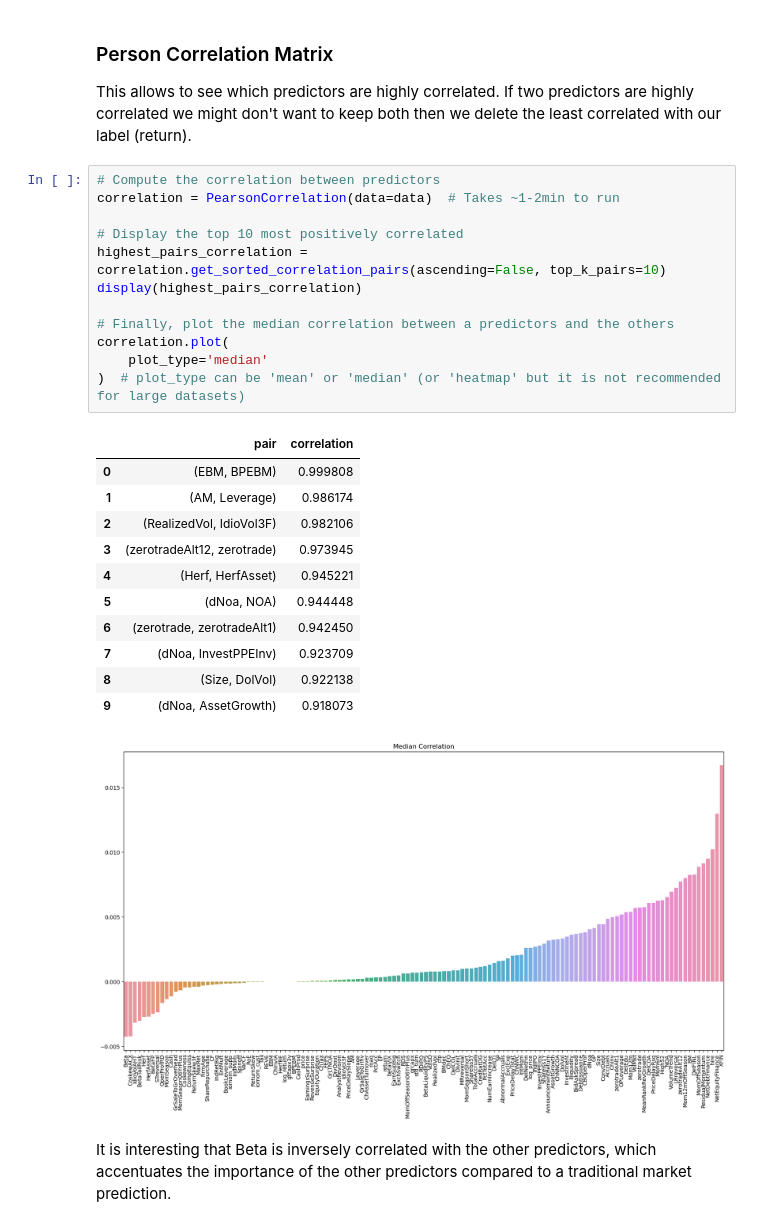
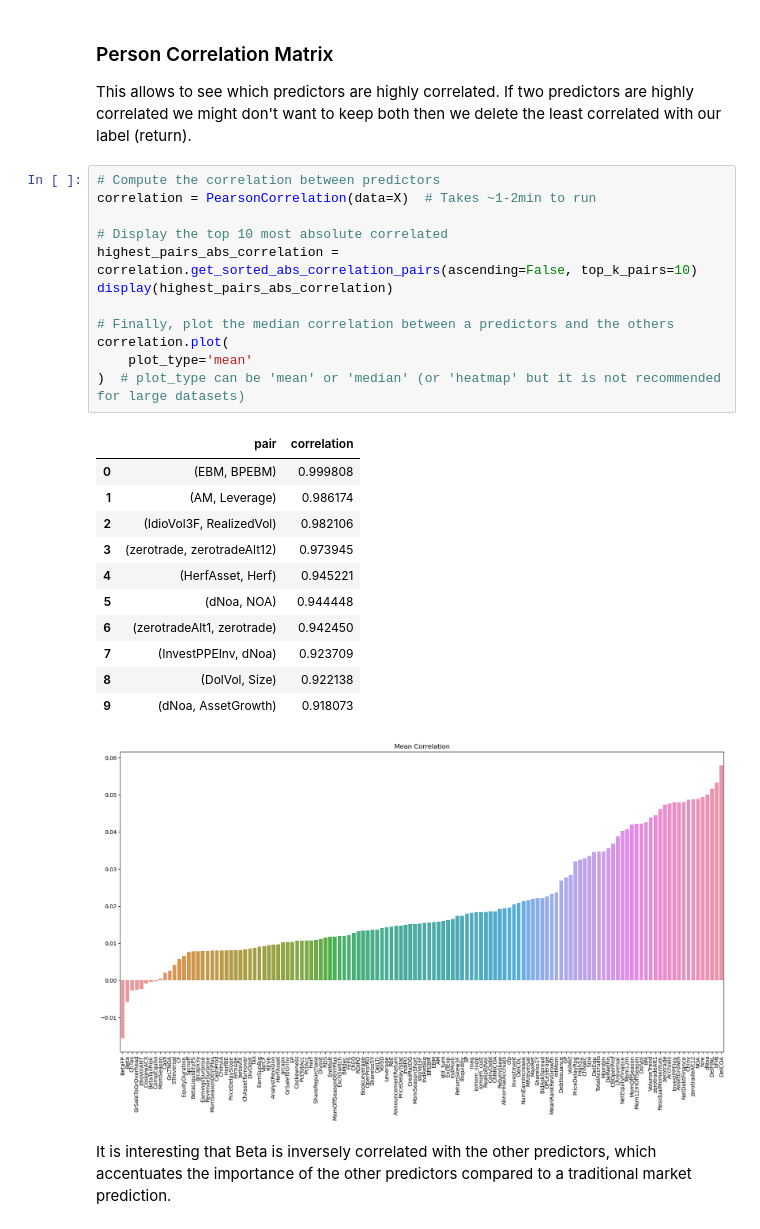
Before and after one commit to paulo-03/final_project_MLFin, a Jupyter notebook: main.ipynb, the cells around one changed output. Drawn from its saved outputs; the diff is of its cells as text.

Commit message:
Absolute and mean correlation

```diff
--- a/main.ipynb
+++ b/main.ipynb
@@ -88,29 +88,29 @@ Describe which method we will train and test.
 This allows to see which predictors are highly correlated. If two predictors are highly correlated we might don't want to keep both then we delete the least correlated with our label (return).
 # %%
 # Compute the correlation between predictors
-correlation = PearsonCorrelation(data=data)  # Takes ~1-2min to run
+correlation = PearsonCorrelation(data=X)  # Takes ~1-2min to run
 
-# Display the top 10 most positively correlated
-highest_pairs_correlation = correlation.get_sorted_correlation_pairs(ascending=False, top_k_pairs=10)
-display(highest_pairs_correlation)
+# Display the top 10 most absolute correlated
+highest_pairs_abs_correlation = correlation.get_sorted_abs_correlation_pairs(ascending=False, top_k_pairs=10)
+display(highest_pairs_abs_correlation)
 
 # Finally, plot the median correlation between a predictors and the others
 correlation.plot(
-    plot_type='median'
+    plot_type='mean'
 )  # plot_type can be 'mean' or 'median' (or 'heatmap' but it is not recommended for large datasets)
 # %% [output]
 |  | pair | correlation |
 | 0 | (EBM, BPEBM) | 0.999808 |
 | 1 | (AM, Leverage) | 0.986174 |
-| 2 | (RealizedVol, IdioVol3F) | 0.982106 |
-| 3 | (zerotradeAlt12, zerotrade) | 0.973945 |
-| 4 | (Herf, HerfAsset) | 0.945221 |
+| 2 | (IdioVol3F, RealizedVol) | 0.982106 |
+| 3 | (zerotrade, zerotradeAlt12) | 0.973945 |
+| 4 | (HerfAsset, Herf) | 0.945221 |
 | 5 | (dNoa, NOA) | 0.944448 |
-| 6 | (zerotrade, zerotradeAlt1) | 0.942450 |
-| 7 | (dNoa, InvestPPEInv) | 0.923709 |
-| 8 | (Size, DolVol) | 0.922138 |
+| 6 | (zerotradeAlt1, zerotrade) | 0.942450 |
+| 7 | (InvestPPEInv, dNoa) | 0.923709 |
+| 8 | (DolVol, Size) | 0.922138 |
 | 9 | (dNoa, AssetGrowth) | 0.918073 |
-[figure, old version]
+[figure, new version]
 # %% [markdown]
 It is interesting that Beta is inversely correlated with the other predictors, which accentuates the importance of the other predictors compared to a traditional market prediction.
 # %% [markdown]
```
Also changed, not shown: 1 other file.
